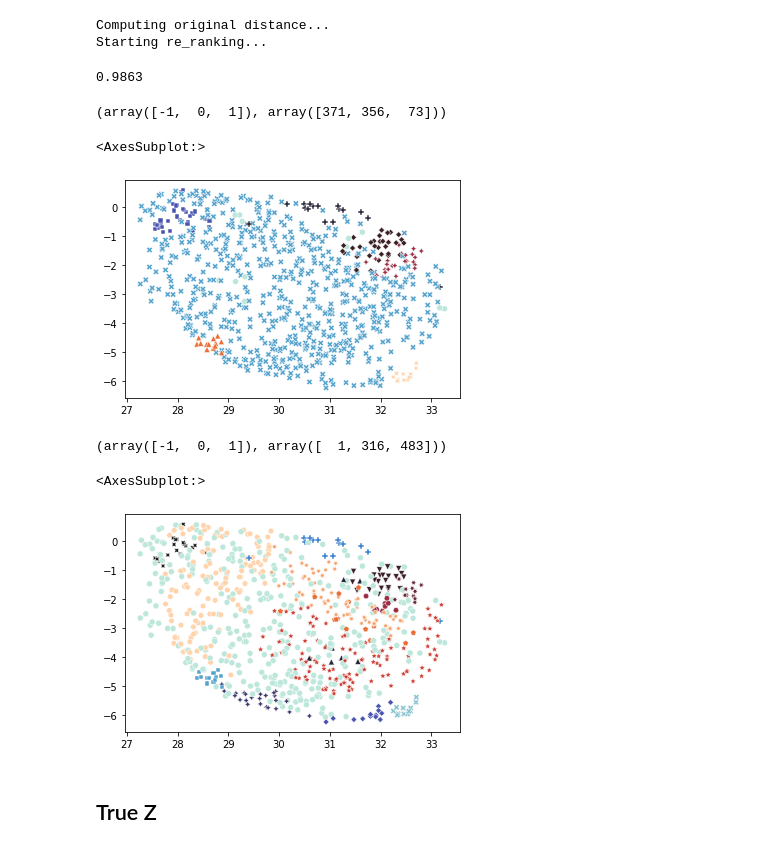
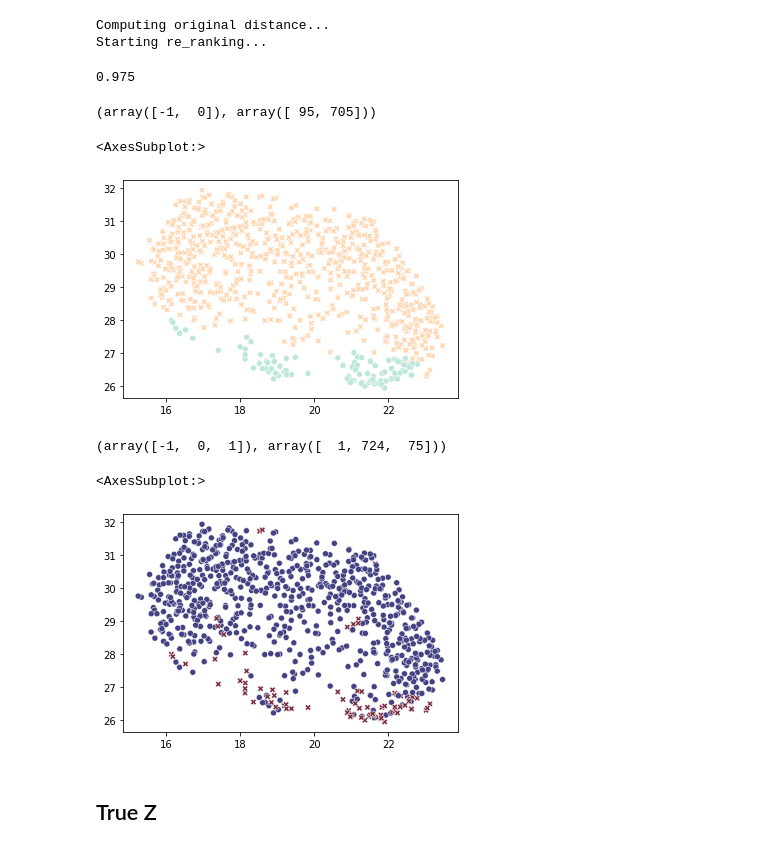
Before and after one commit to ojss/c3lr, a Jupyter notebook: scratch.ipynb, the cells around one changed output. Drawn from its saved outputs; the diff is of its cells as text; code cells hidden in the pictures.

```diff
--- a/scratch.ipynb
+++ b/scratch.ipynb
@@ -35,6 +31,8 @@ labels.squeeze_(0)
 z.shape, labels.shape
 # %% [output]
 (torch.Size([800, 1600]), torch.Size([800]))
+# %%
+z = F.normalize(z).numpy()
 # %%
 y_query = torch.arange(200).unsqueeze(0).unsqueeze(2)  # batch and shot dim
 y_query = y_query.repeat(1, 1, 3)
@@ -51,7 +49,7 @@ z_reduced = umap.UMAP(
                     random_state=42,
                     n_components=2,
                     min_dist=0.25,
-                    n_neighbors=50).fit_transform(z.numpy(), y=y)
+                    n_neighbors=50).fit_transform(z, y=y)
 # %%
 sns.scatterplot(x=z_reduced[:, 0], y=z_reduced[:, 1], hue=labels, style=labels, palette="icefire", legend=False)
 # %% [output]
@@ -125,9 +156,9 @@ zr3 = umap.UMAP(
                 random_state=42,
                 n_components=3,
                 min_dist=0.25,
-                n_neighbors=50).fit_transform(z.numpy(), y=y)
+                n_neighbors=50).fit_transform(z, y=y)
 # %%
-dzr3 = re_ranking2(zr3, zr3, k1=10, k2=2, lambda_value=0)
+dzr3 = re_ranking2(zr3, zr3, k1=15, k2=3, lambda_value=0)
 # %% [output]
 Computing original distance...
 Starting re_ranking...
@@ -139,29 +170,36 @@ top_num = np.round(0.6*tri_mat.size).astype(int)
 eps = tri_mat[:top_num].mean()
 eps
 # %% [output]
-0.9863
+0.975
 # %%
 clf = cluster.DBSCAN(eps=eps, min_samples=80, metric='precomputed', n_jobs=8, )
 preds = clf.fit_predict(dzr3)
 np.unique(preds, return_counts=True)
 # %% [output]
-(array([-1,  0,  1]), array([371, 356,  73]))
+(array([-1,  0]), array([ 95, 705]))
 # %%
 sns.scatterplot(x=z_reduced[:, 0], y=z_reduced[:, 1], hue=preds, style=preds, palette="icefire", legend=False)
 # %% [output]
 <AxesSubplot:>
-[figure, old version]
+[figure, new version]
 # %%
 clf = hdbscan.HDBSCAN(min_cluster_size=70, metric='precomputed', cluster_selection_epsilon=eps.item())
 preds = clf.fit_predict(dzr3.astype(float))
 np.unique(preds, return_counts=True)
 # %% [output]
-(array([-1,  0,  1]), array([  1, 316, 483]))
+(array([-1,  0,  1]), array([  1, 724,  75]))
 # %%
-sns.scatterplot(x=z_reduced[:, 0], y=z_reduced[:, 1], hue=preds, style=preds, palette="icefire", legend=False)
+sns.scatterplot(
+    x=z_reduced[preds >= 0, 0],
+    y=z_reduced[preds >= 0, 1],
+    hue=preds[preds >= 0],
+    style=preds[preds >= 0],
+    palette="icefire",
+    legend=False
+)
 # %% [output]
 <AxesSubplot:>
-[figure, old version]
+[figure, new version]
 # %% [markdown]
 ## True Z
 # %%
```
Also changed, not shown: parts of 15 cells of this notebook, 6 other files.
